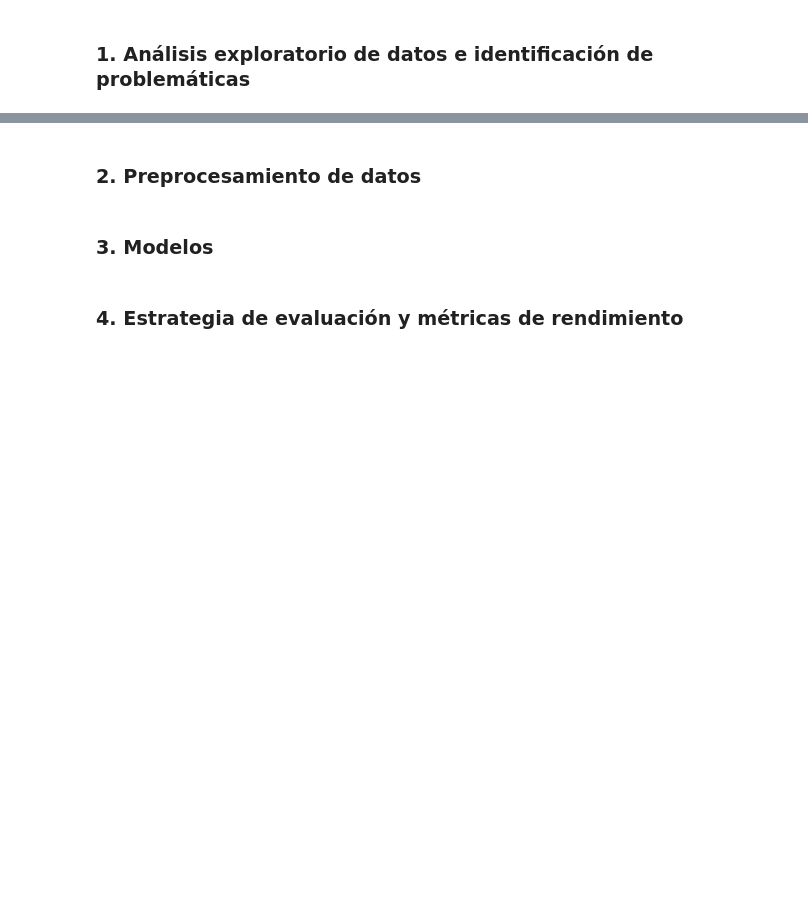
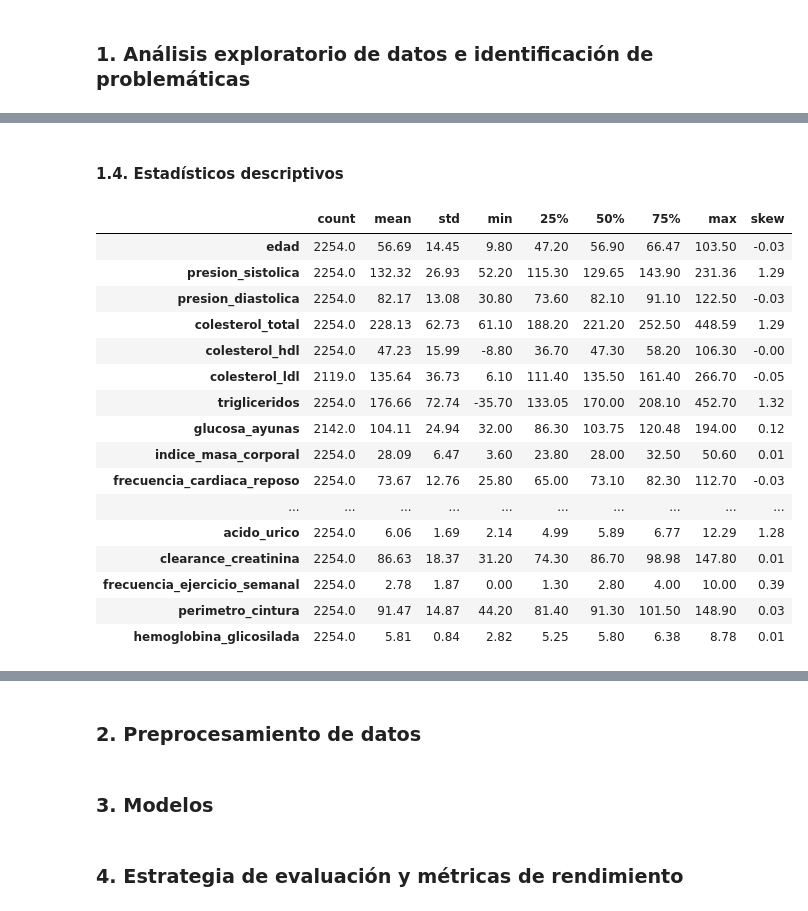
Before and after one commit to alberct96/ML-Entregable1, a Jupyter notebook: ML-Entregable1.ipynb, the cells around one changed output, grey strips where cells are left out. Cells and saved outputs as stored; diff of their text form; code cells hidden in the pictures; blank space fills up the shorter version.

```diff
--- a/ML-Entregable1.ipynb
+++ b/ML-Entregable1.ipynb
@@ -36,0 +141,24 @@ Dimensiones: (2254, 28)
+# %% [markdown]
+#### 1.4. Estadísticos descriptivos
+# %%
+desc = df[vars_numericas].describe().T
+desc["skew"] = df[vars_numericas].skew()
+desc.round(2)
+# %% [output]
+|  | count | mean | std | min | 25% | 50% | 75% | max | skew |
+| edad | 2254.0 | 56.69 | 14.45 | 9.80 | 47.20 | 56.90 | 66.47 | 103.50 | -0.03 |
+| presion_sistolica | 2254.0 | 132.32 | 26.93 | 52.20 | 115.30 | 129.65 | 143.90 | 231.36 | 1.29 |
+| presion_diastolica | 2254.0 | 82.17 | 13.08 | 30.80 | 73.60 | 82.10 | 91.10 | 122.50 | -0.03 |
+| colesterol_total | 2254.0 | 228.13 | 62.73 | 61.10 | 188.20 | 221.20 | 252.50 | 448.59 | 1.29 |
+| colesterol_hdl | 2254.0 | 47.23 | 15.99 | -8.80 | 36.70 | 47.30 | 58.20 | 106.30 | -0.00 |
+| colesterol_ldl | 2119.0 | 135.64 | 36.73 | 6.10 | 111.40 | 135.50 | 161.40 | 266.70 | -0.05 |
+| trigliceridos | 2254.0 | 176.66 | 72.74 | -35.70 | 133.05 | 170.00 | 208.10 | 452.70 | 1.32 |
+| glucosa_ayunas | 2142.0 | 104.11 | 24.94 | 32.00 | 86.30 | 103.75 | 120.48 | 194.00 | 0.12 |
+| indice_masa_corporal | 2254.0 | 28.09 | 6.47 | 3.60 | 23.80 | 28.00 | 32.50 | 50.60 | 0.01 |
+| frecuencia_cardiaca_reposo | 2254.0 | 73.67 | 12.76 | 25.80 | 65.00 | 73.10 | 82.30 | 112.70 | -0.03 |
+| ... | ... | ... | ... | ... | ... | ... | ... | ... | ... |
+| acido_urico | 2254.0 | 6.06 | 1.69 | 2.14 | 4.99 | 5.89 | 6.77 | 12.29 | 1.28 |
+| clearance_creatinina | 2254.0 | 86.63 | 18.37 | 31.20 | 74.30 | 86.70 | 98.98 | 147.80 | 0.01 |
+| frecuencia_ejercicio_semanal | 2254.0 | 2.78 | 1.87 | 0.00 | 1.30 | 2.80 | 4.00 | 10.00 | 0.39 |
+| perimetro_cintura | 2254.0 | 91.47 | 14.87 | 44.20 | 81.40 | 91.30 | 101.50 | 148.90 | 0.03 |
+| hemoglobina_glicosilada | 2254.0 | 5.81 | 0.84 | 2.82 | 5.25 | 5.80 | 6.38 | 8.78 | 0.01 |
```
Also changed, not shown: parts of 18 cells of this notebook.
